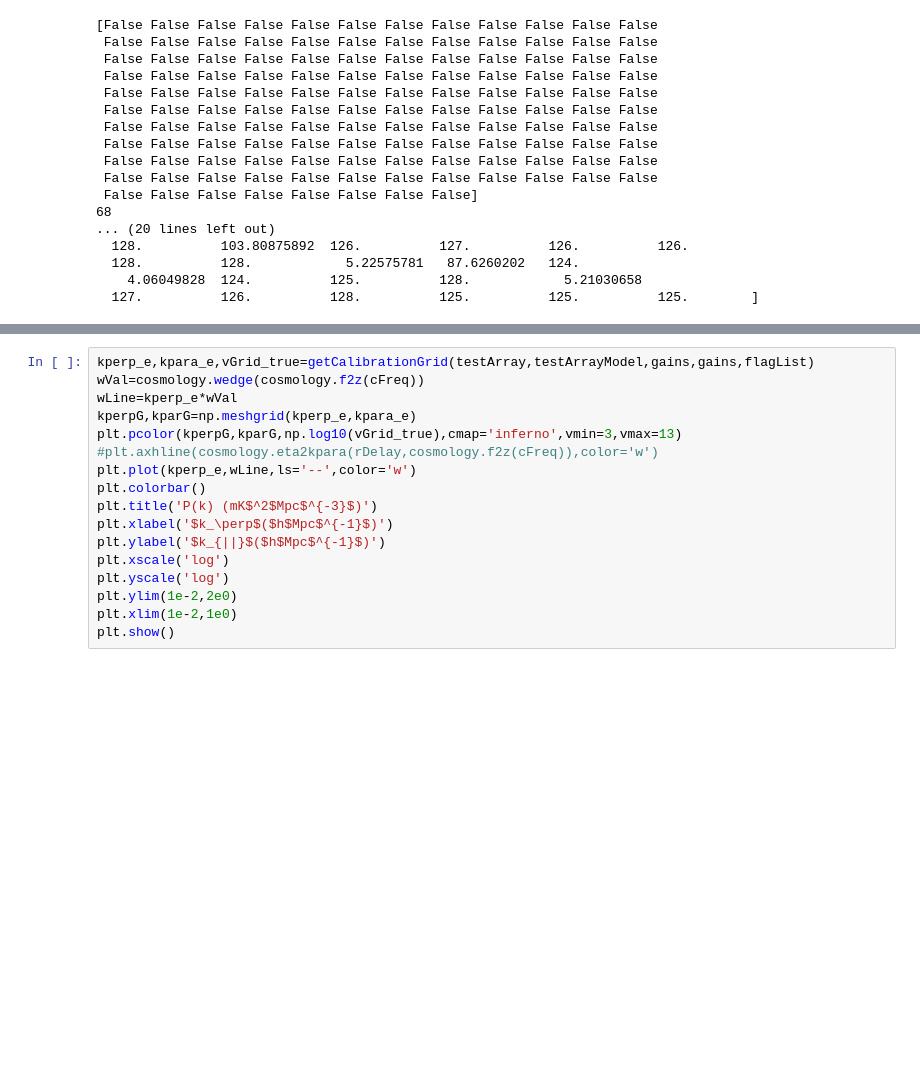
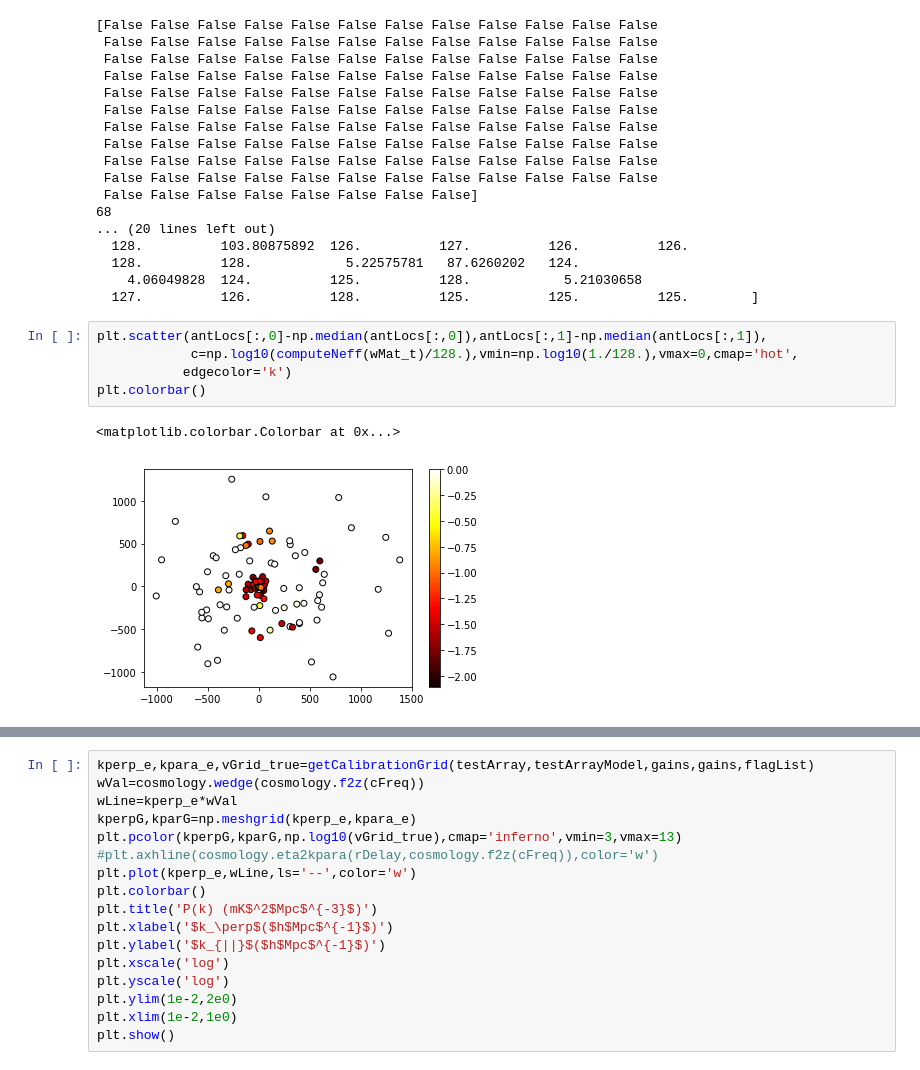
Before and after one commit to aewallwi/stefcal_uvdata, a Jupyter notebook: examples/test_stefcal_multicore_iterate_flagNeff_mwa128_200chan_smallSigma_noBrightSources.ipynb, the cells around one changed output, grey strips where cells are left out. Cells and saved outputs as stored; diff of their text form; blank space fills up the shorter version.

```diff
--- a/examples/test_stefcal_multicore_iterate_flagNeff_mwa128_200chan_smallSigma_noBrightSources.ipynb
+++ b/examples/test_stefcal_multicore_iterate_flagNeff_mwa128_200chan_smallSigma_noBrightSources.ipynb
@@ -244,3 +244,11 @@ print computeNeff(wMat_t)
   128.          128.            5.22575781   87.6260202   124.
     4.06049828  124.          125.          128.            5.21030658
   127.          126.          128.          125.          125.          125.        ]
+# %%
+plt.scatter(antLocs[:,0]-np.median(antLocs[:,0]),antLocs[:,1]-np.median(antLocs[:,1]),
+            c=np.log10(computeNeff(wMat_t)/128.),vmin=np.log10(1./128.),vmax=0,cmap='hot',
+           edgecolor='k')
+plt.colorbar()
+# %% [output]
+<matplotlib.colorbar.Colorbar at 0x...>
+[figure, added]
```
Also changed, not shown: parts of 2 cells of this notebook, 4 other files.
